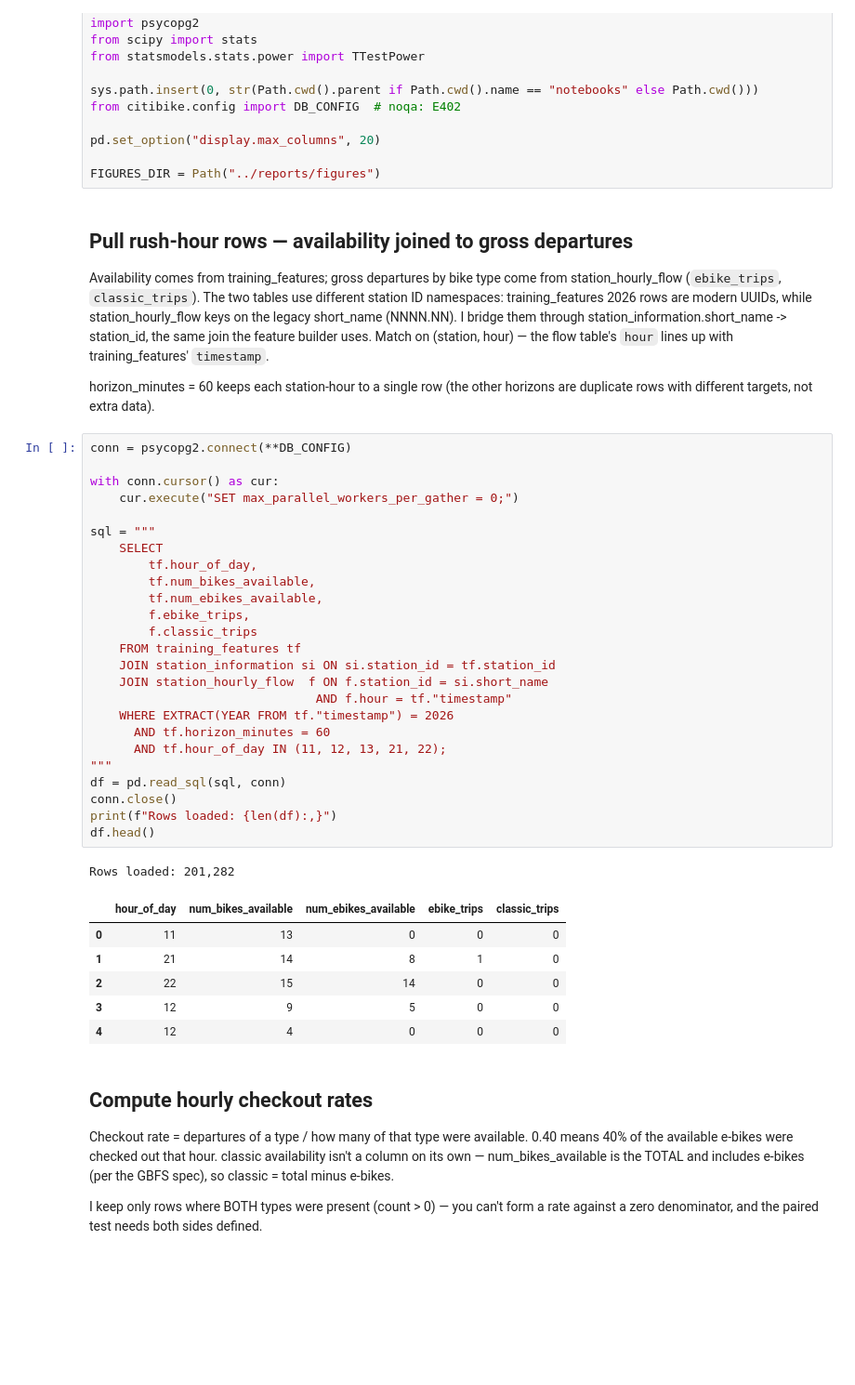
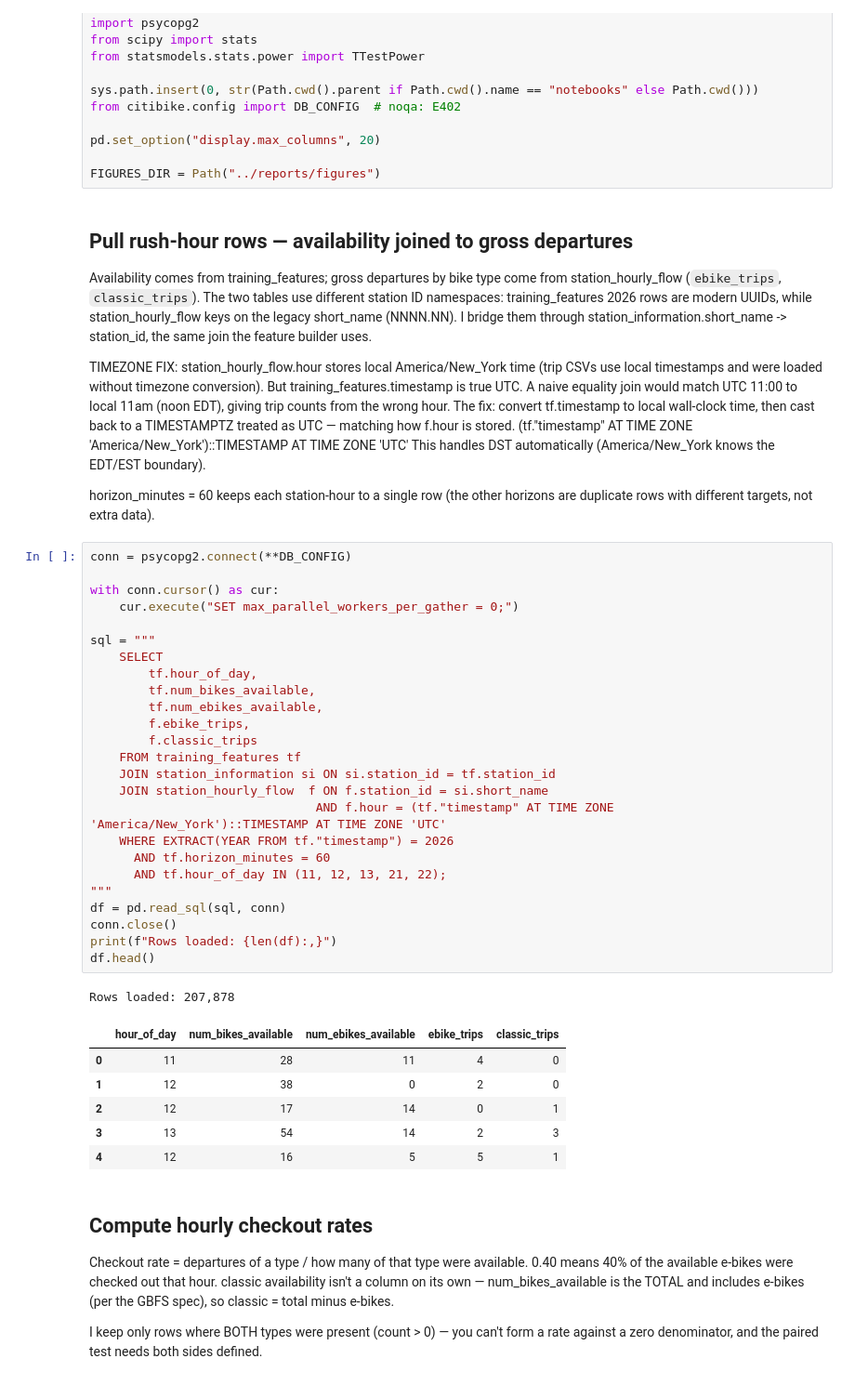
Before and after one commit to cprenz/citibike_availability_predictions, a Jupyter notebook: notebooks/1.01-hypothesis-ebike-rush-hour.ipynb, the cells around one changed output. Shown at 93% size. Saved outputs shown, nothing was run; the diff lists cells and outputs as text; blank space fills up the shorter version.

Commit message:
fix timezone join in 1.01, update results (42% vs 12%, 3.6x)

```diff
--- a/notebooks/1.01-hypothesis-ebike-rush-hour.ipynb
+++ b/notebooks/1.01-hypothesis-ebike-rush-hour.ipynb
@@ -50,44 +50,52 @@ FIGURES_DIR = Path("../reports/figures")
  different station ID namespaces: training_features 2026 rows are modern UUIDs,
  while station_hourly_flow keys on the legacy short_name (NNNN.NN). I bridge them
  through station_information.short_name -> station_id, the same join the feature
- builder uses. Match on (station, hour) — the flow table's `hour` lines up with
- training_features' `timestamp`.
+ builder uses.
+
+ TIMEZONE FIX: station_hourly_flow.hour stores local America/New_York time (trip
+ CSVs use local timestamps and were loaded without timezone conversion). But
+ training_features.timestamp is true UTC. A naive equality join would match UTC
+ 11:00 to local 11am (noon EDT), giving trip counts from the wrong hour. The fix:
+ convert tf.timestamp to local wall-clock time, then cast back to a TIMESTAMPTZ
+ treated as UTC — matching how f.hour is stored.
+   (tf."timestamp" AT TIME ZONE 'America/New_York')::TIMESTAMP AT TIME ZONE 'UTC'
+ This handles DST automatically (America/New_York knows the EDT/EST boundary).
 
  horizon_minutes = 60 keeps each station-hour to a single row (the other horizons
  are duplicate rows with different targets, not extra data).
 # %%
 conn = psycopg2.connect(**DB_CONFIG)
 
 with conn.cursor() as cur:
     cur.execute("SET max_parallel_workers_per_gather = 0;")
 
 sql = """
     SELECT
         tf.hour_of_day,
         tf.num_bikes_available,
         tf.num_ebikes_available,
         f.ebike_trips,
         f.classic_trips
     FROM training_features tf
     JOIN station_information si ON si.station_id = tf.station_id
     JOIN station_hourly_flow  f ON f.station_id = si.short_name
-                               AND f.hour = tf."timestamp"
+                               AND f.hour = (tf."timestamp" AT TIME ZONE 'America/New_York')::TIMESTAMP AT TIME ZONE 'UTC'
     WHERE EXTRACT(YEAR FROM tf."timestamp") = 2026
       AND tf.horizon_minutes = 60
       AND tf.hour_of_day IN (11, 12, 13, 21, 22);
 """
 df = pd.read_sql(sql, conn)
 conn.close()
 print(f"Rows loaded: {len(df):,}")
 df.head()
 # %% [output]
-Rows loaded: 201,282
+Rows loaded: 207,878
 |  | hour_of_day | num_bikes_available | num_ebikes_available | ebike_trips | classic_trips |
-| 0 | 11 | 13 | 0 | 0 | 0 |
-| 1 | 21 | 14 | 8 | 1 | 0 |
-| 2 | 22 | 15 | 14 | 0 | 0 |
-| 3 | 12 | 9 | 5 | 0 | 0 |
-| 4 | 12 | 4 | 0 | 0 | 0 |
+| 0 | 11 | 28 | 11 | 4 | 0 |
+| 1 | 12 | 38 | 0 | 2 | 0 |
+| 2 | 12 | 17 | 14 | 0 | 1 |
+| 3 | 13 | 54 | 14 | 2 | 3 |
+| 4 | 12 | 16 | 5 | 5 | 1 |
 # %% [markdown]
  ## Compute hourly checkout rates
 
```
Also changed, not shown: parts of 7 cells of this notebook, 2 other files.
